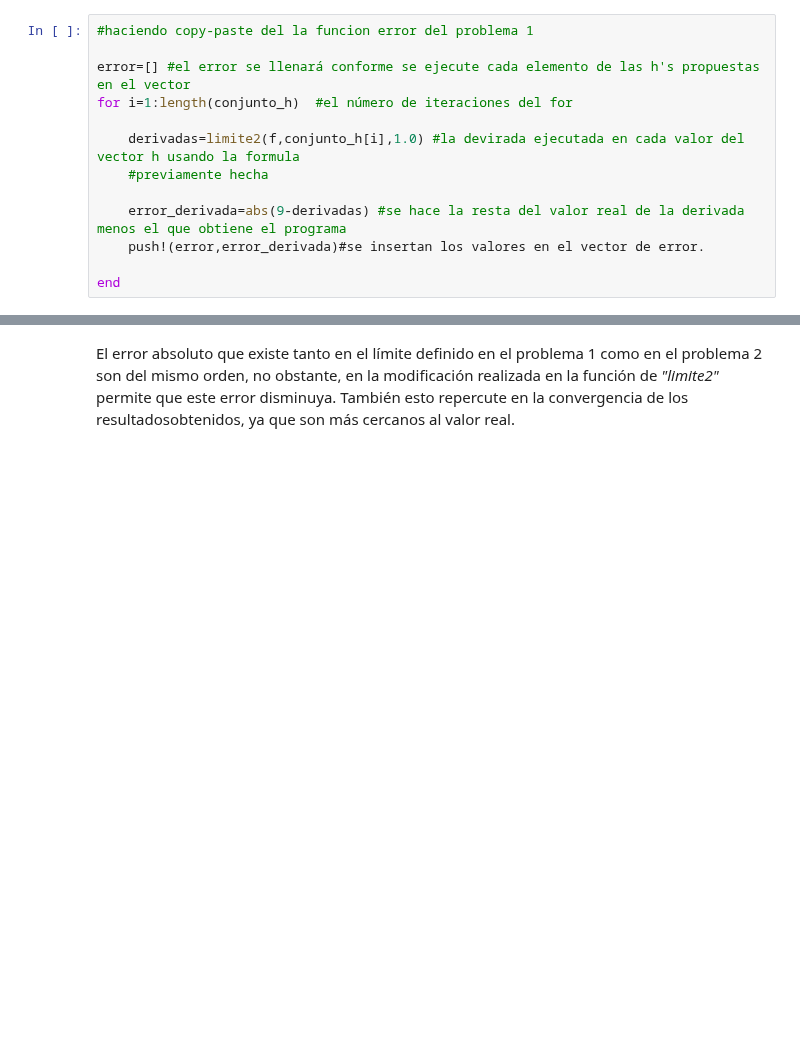
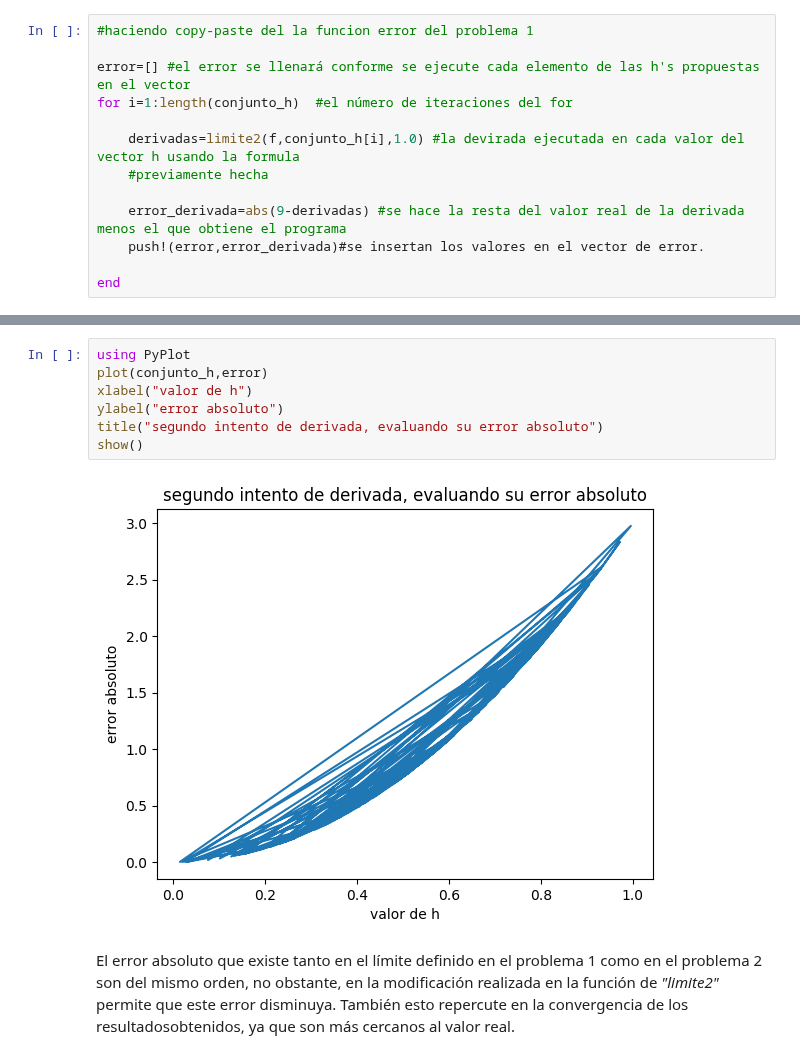
Before and after one commit to lbenet/2017-2_TSFisComputacional-1, a Jupyter notebook: tareas/Carlos/Tarea2.ipynb, the cells around one changed output, grey strips where cells are left out. Drawn from its saved outputs; the diff is of its cells as text; blank space fills up the shorter version.

```diff
--- a/tareas/Carlos/Tarea2.ipynb
+++ b/tareas/Carlos/Tarea2.ipynb
@@ -179,3 +185,12 @@ error
+# %%
+using PyPlot
+plot(conjunto_h,error)
+xlabel("valor de h")
+ylabel("error absoluto")
+title("segundo intento de derivada, evaluando su error absoluto")
+show()
+# %% [output]
+[figure, added]
 # %% [markdown]
 El error absoluto que existe tanto en el límite definido en el problema 1 como en el problema 2 son del mismo orden, no obstante, en la modificación realizada en la función de *"limite2"* permite que este error disminuya. También esto repercute en la convergencia de los resultadosobtenidos, ya que son más cercanos al valor real.
 # %% [markdown]
```
Also changed, not shown: parts of 4 cells of this notebook.
